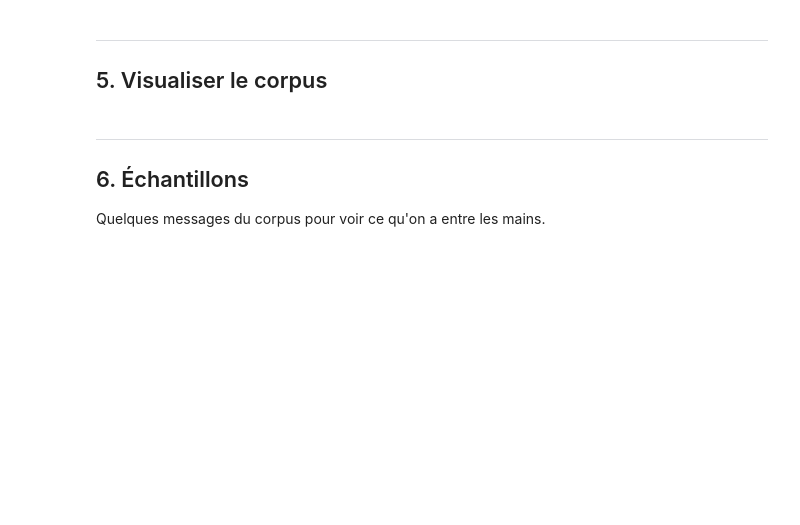
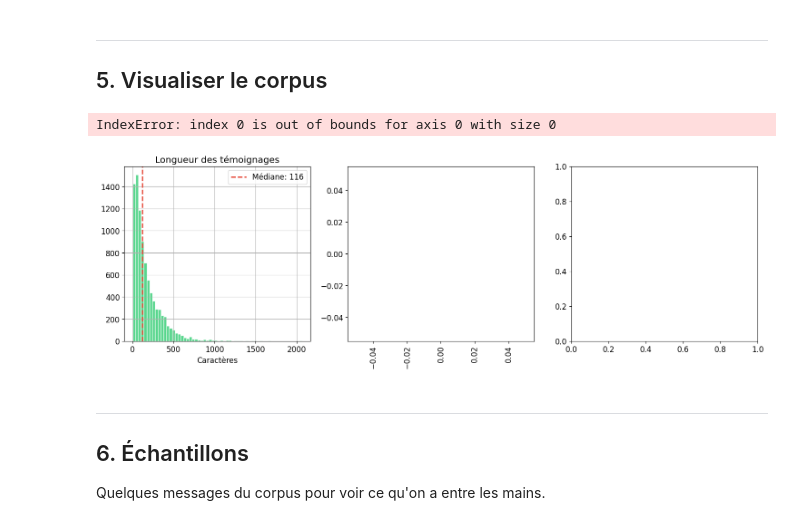
Before and after one commit to MaxenceGuinziemba/A_FACE_TO_A_MESSAGE, a Jupyter notebook: notebooks/01_corpus.ipynb, the cells around one changed output. Saved outputs shown, nothing was run; the diff lists cells and outputs as text; code cells hidden in the pictures; blank space fills up the shorter version.

```diff
--- a/notebooks/01_corpus.ipynb
+++ b/notebooks/01_corpus.ipynb
@@ -48,17 +54,18 @@ Les métadonnées (durée d'accueil, taille de la chambre, enfants…) ne serven
 # %%
 def extract_messages(df, source, col_map):
     """Extrait et renomme les colonnes utiles d'une feuille."""
-    out = pd.DataFrame()
-    out['source'] = source
-
+    out = {}
     for target, origin in col_map.items():
         if origin in df.columns:
             out[target] = df[origin].values
         else:
-            out[target] = None
-    return out
+            out[target] = [None] * len(df)
 
-# Mapping commun : nom cible → nom d'origine dans l'Excel
+    result = pd.DataFrame(out)
+    result['source'] = source
+    return result
+
+# Mapping commun : nom cible -> nom d'origine dans l'Excel
 base_map = {
     'testimony': 'Motivations / Pourquoi CALM',
     'self_description': 'Parlez nous de vous',
@@ -79,3 +86,4 @@ corpus = pd.concat(dfs, ignore_index=True)
 corpus.insert(0, 'id', [f'{row.source}_{i:04d}' for i, row in corpus.iterrows()])
 
 print(f'Corpus assemblé : {len(corpus):,} messages')
+print(f'Sources : {corpus["source"].value_counts().to_dict()}')
@@ -107,7 +117,16 @@ def clean_cp(cp):
 
 corpus['postal_code'] = corpus['postal_code'].apply(clean_cp)
 
-# Stats de couverture
+# Filtrer : on ne garde QUE les lignes sans valeurs nulles dans les champs texte essentiels
+before = len(corpus)
+corpus = corpus[corpus['testimony'].notna() & corpus['self_description'].notna()].copy()
+corpus = corpus.reset_index(drop=True)
+corpus['id'] = [f'{row.source}_{i:04d}' for i, row in corpus.iterrows()]
+
+print(f'Avant filtrage : {before:,} messages')
+print(f'Après filtrage (testimony + description non-null) : {len(corpus):,} messages')
+print(f'Supprimés : {before - len(corpus):,}')
+print()
 for col in text_cols:
     n = corpus[col].notna().sum()
     print(f'{col:20s}: {n:,}/{len(corpus):,} ({n/len(corpus)*100:.0f}%)')
@@ -153,33 +186,38 @@ print(usable['full_text_length'].describe()[['mean', '50%', 'min', 'max']].to_st
 # %%
 fig, axes = plt.subplots(1, 3, figsize=(18, 5))
 
 # Distribution des longueurs
 usable['testimony_length'].hist(bins=60, ax=axes[0], color='#2ecc71', edgecolor='white', alpha=0.8)
 axes[0].axvline(usable['testimony_length'].median(), color='#e74c3c', linestyle='--', linewidth=2, label=f'Médiane: {usable["testimony_length"].median():.0f}')
 axes[0].set_xlabel('Caractères')
 axes[0].set_title('Longueur des témoignages')
 axes[0].legend()
 
 # Source
-usable['source'].value_counts().plot(kind='bar', ax=axes[1], color=['#3498db', '#e74c3c', '#f39c12'], edgecolor='white')
+src_counts = usable['source'].value_counts()
+colors_src = ['#3498db', '#e74c3c', '#f39c12'][:len(src_counts)]
+axes[1].bar(src_counts.index, src_counts.values, color=colors_src, edgecolor='white')
 axes[1].set_title('Messages par source')
 axes[1].set_ylabel('Nombre')
 
 # Disponibilité des champs texte
 coverage = pd.DataFrame({
     'Champ': ['Témoignage', 'Description perso', 'Infos complémentaires'],
     'Disponible': [
         usable['testimony'].notna().sum(),
         usable['self_description'].notna().sum(),
         usable['extra_info'].notna().sum(),
     ]
 })
-coverage.plot(x='Champ', y='Disponible', kind='barh', ax=axes[2], color='#9b59b6', legend=False, edgecolor='white')
+axes[2].barh(coverage['Champ'], coverage['Disponible'], color='#9b59b6', edgecolor='white')
 axes[2].set_title('Couverture des champs texte')
 axes[2].set_xlabel('Messages')
 
 plt.tight_layout()
 plt.show()
+# %% [output]
+IndexError: index 0 is out of bounds for axis 0 with size 0
+[figure, added]
 # %% [markdown]
 ---
 ## 6. Échantillons
```
Also changed, not shown: parts of 5 cells of this notebook.
